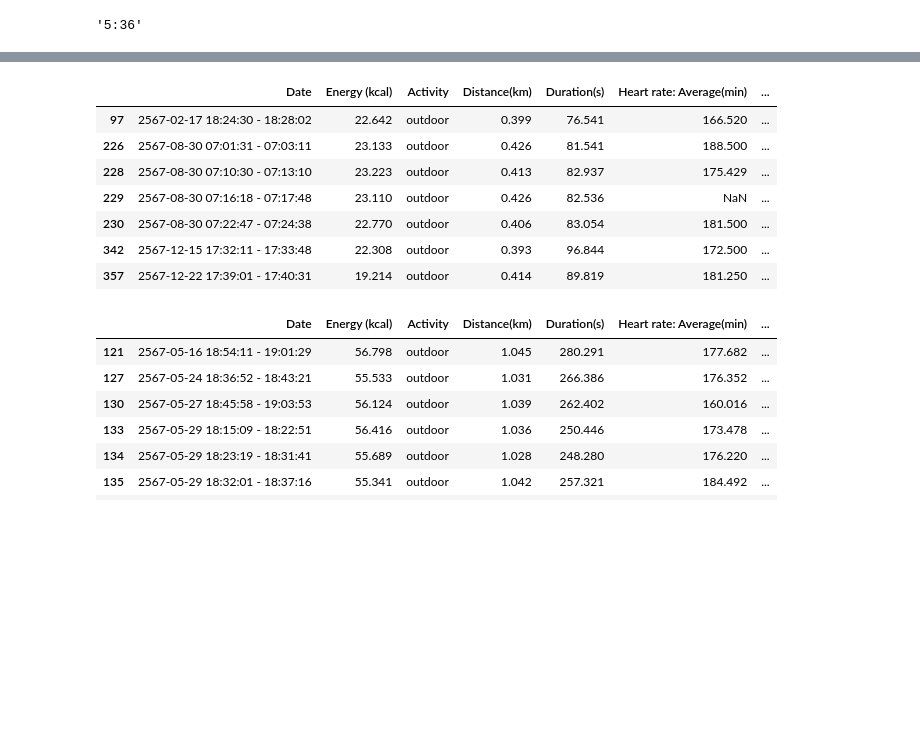
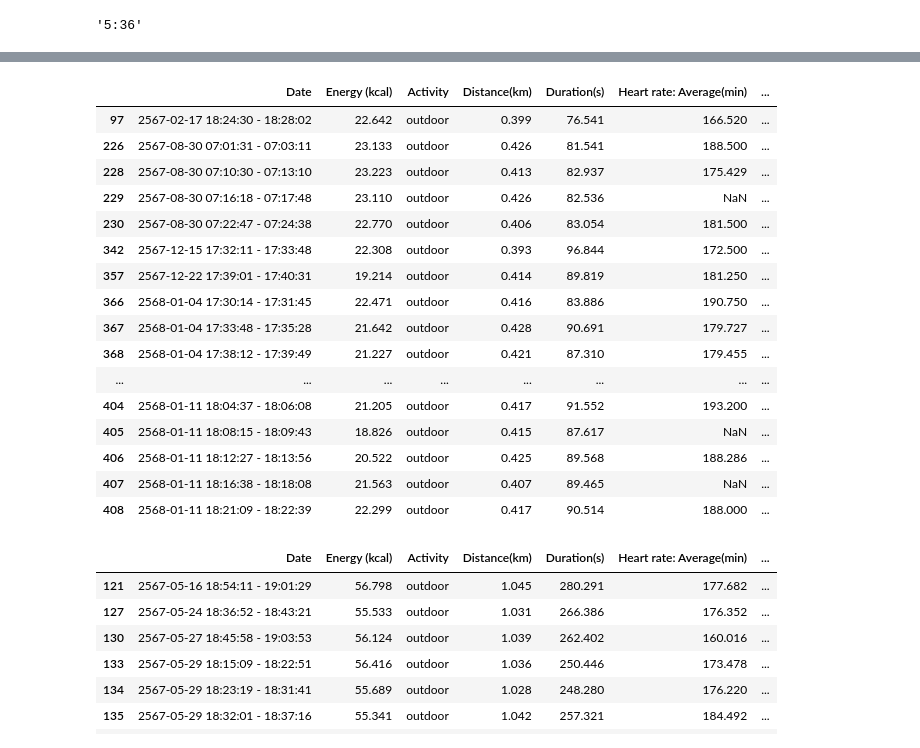
Before and after one commit to JFKongphop/running-analysis, a Jupyter notebook: index.ipynb, the cells around one changed output, grey strips where cells are left out. Saved outputs shown, nothing was run; the diff lists cells and outputs as text; code cells hidden in the pictures; blank space fills up the shorter version.

```diff
--- a/index.ipynb
+++ b/index.ipynb
@@ -53,6 +53,6 @@ def convert_activity(activity):
     return 'indoor'
   return 'outdoor'
 # %%
-def filter_interval400m(df: DataFrame):
+def filter_interval_400m(df: DataFrame):
   return df[(df['Distance(km)'] >= 0.38) & (df['Distance(km)'] <= 0.43)]
 # %%
@@ -192,12 +192,21 @@ indoor.reset_index()[column_order]
 # %%
-filter_interval400m(df)
+filter_interval_400m(df)
 # %% [output]
 |  | Date | Energy (kcal) | Activity | Distance(km) | Duration(s) | Heart rate: Average(min) | ... |
 | 97 | 2567-02-17 18:24:30 - 18:28:02 | 22.642 | outdoor | 0.399 | 76.541 | 166.520 | ... |
 | 226 | 2567-08-30 07:01:31 - 07:03:11 | 23.133 | outdoor | 0.426 | 81.541 | 188.500 | ... |
 | 228 | 2567-08-30 07:10:30 - 07:13:10 | 23.223 | outdoor | 0.413 | 82.937 | 175.429 | ... |
 | 229 | 2567-08-30 07:16:18 - 07:17:48 | 23.110 | outdoor | 0.426 | 82.536 | NaN | ... |
 | 230 | 2567-08-30 07:22:47 - 07:24:38 | 22.770 | outdoor | 0.406 | 83.054 | 181.500 | ... |
 | 342 | 2567-12-15 17:32:11 - 17:33:48 | 22.308 | outdoor | 0.393 | 96.844 | 172.500 | ... |
 | 357 | 2567-12-22 17:39:01 - 17:40:31 | 19.214 | outdoor | 0.414 | 89.819 | 181.250 | ... |
+| 366 | 2568-01-04 17:30:14 - 17:31:45 | 22.471 | outdoor | 0.416 | 83.886 | 190.750 | ... |
+| 367 | 2568-01-04 17:33:48 - 17:35:28 | 21.642 | outdoor | 0.428 | 90.691 | 179.727 | ... |
+| 368 | 2568-01-04 17:38:12 - 17:39:49 | 21.227 | outdoor | 0.421 | 87.310 | 179.455 | ... |
+| ... | ... | ... | ... | ... | ... | ... | ... |
+| 404 | 2568-01-11 18:04:37 - 18:06:08 | 21.205 | outdoor | 0.417 | 91.552 | 193.200 | ... |
+| 405 | 2568-01-11 18:08:15 - 18:09:43 | 18.826 | outdoor | 0.415 | 87.617 | NaN | ... |
+| 406 | 2568-01-11 18:12:27 - 18:13:56 | 20.522 | outdoor | 0.425 | 89.568 | 188.286 | ... |
+| 407 | 2568-01-11 18:16:38 - 18:18:08 | 21.563 | outdoor | 0.407 | 89.465 | NaN | ... |
+| 408 | 2568-01-11 18:21:09 - 18:22:39 | 22.299 | outdoor | 0.417 | 90.514 | 188.000 | ... |
 # %%
```
Also changed, not shown: parts of 16 cells of this notebook.
